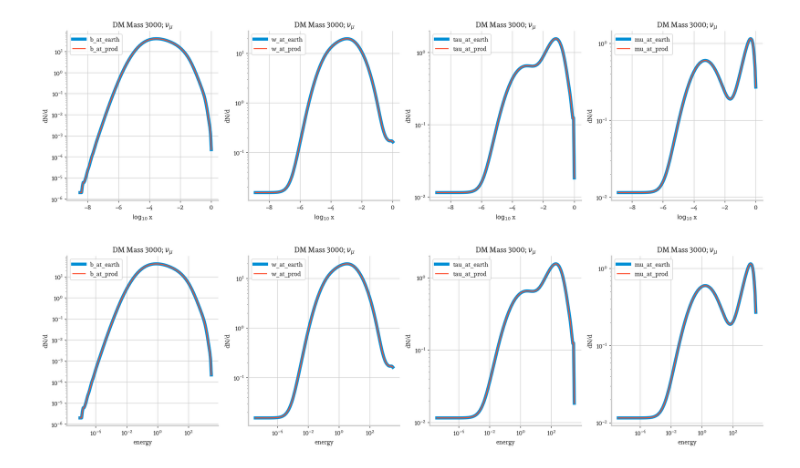
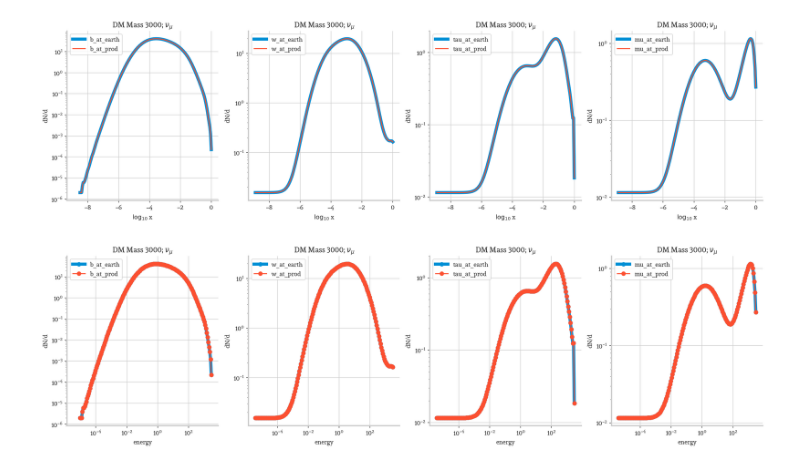
Before and after one commit to KM3NeT/km3flux, a Jupyter notebook: km3flux/data/read_cirelli/parse cirelli tables.ipynb, the cells around one changed output. Saved outputs shown, nothing was run; the diff lists cells and outputs as text; code cells hidden in the pictures.

```diff
--- a/km3flux/data/cirelli/parse cirelli tables.ipynb
+++ b/km3flux/data/read_cirelli/parse cirelli tables.ipynb
@@ -117,42 +117,42 @@ plot_x()
 def plot_energy():
     fig, (ax1, ax2, ax3, ax4) = plt.subplots(1, 4, figsize=(20, 5))
 
-    m3k.plot('energy', 'b', label='b_at_earth', ax=ax1, linewidth=5)
-    p.plot('energy', 'b', label='b_at_prod', ax=ax1)
+    m3k.plot('energy', 'b', label='b_at_earth', ax=ax1, linewidth=5, marker='o')
+    p.plot('energy', 'b', label='b_at_prod', ax=ax1, marker='o')
     ax1.legend()
     ax1.set_title(r'DM Mass 3000; $\nu_\mu$')
     ax1.set_xlabel('energy')
     ax1.set_ylabel('dN/d')
     ax1.set_xscale('log');
     ax1.set_yscale('log');
 
-    ax = m3k.plot('energy', 'w', label='w_at_earth', ax=ax2, linewidth=5)
-    p.plot('energy', 'w', label='w_at_prod', ax=ax2)
+    ax = m3k.plot('energy', 'w', label='w_at_earth', ax=ax2, linewidth=5, marker='o')
+    p.plot('energy', 'w', label='w_at_prod', ax=ax2, marker='o')
     ax2.legend()
     ax2.set_title(r'DM Mass 3000; $\nu_\mu$')
     ax2.set_xlabel('energy')
     ax2.set_ylabel('dN/d')
     ax2.set_xscale('log');
     ax2.set_yscale('log');
 
-    ax = m3k.plot('energy', 'tau', label='tau_at_earth', ax=ax3, linewidth=5)
-    p.plot('energy', 'tau', label='tau_at_prod', ax=ax3)
+    ax = m3k.plot('energy', 'tau', label='tau_at_earth', ax=ax3, linewidth=5, marker='o')
+    p.plot('energy', 'tau', label='tau_at_prod', ax=ax3, marker='o')
     ax3.legend()
     ax3.set_title(r'DM Mass 3000; $\nu_\mu$')
     ax3.set_xlabel('energy')
     ax3.set_ylabel('dN/d')
     ax3.set_xscale('log');
     ax3.set_yscale('log');
 
-    ax = m3k.plot('energy', 'mu', label='mu_at_earth', ax=ax4, linewidth=5)
-    p.plot('energy', 'mu', label='mu_at_prod', ax=ax4)
+    ax = m3k.plot('energy', 'mu', label='mu_at_earth', ax=ax4, linewidth=5, marker='o')
+    p.plot('energy', 'mu', label='mu_at_prod', ax=ax4, marker='o')
     ax4.legend()
     ax4.set_title(r'DM Mass 3000; $\nu_\mu$')
     ax4.set_xlabel('energy')
     ax4.set_ylabel('dN/d')
     ax4.set_xscale('log');
     ax4.set_yscale('log');
 
 plot_energy()
 # %% [output]
-[figure, old version]
+[figure, new version]
```
Also changed, not shown: parts of 8 cells of this notebook, 10 other files.
